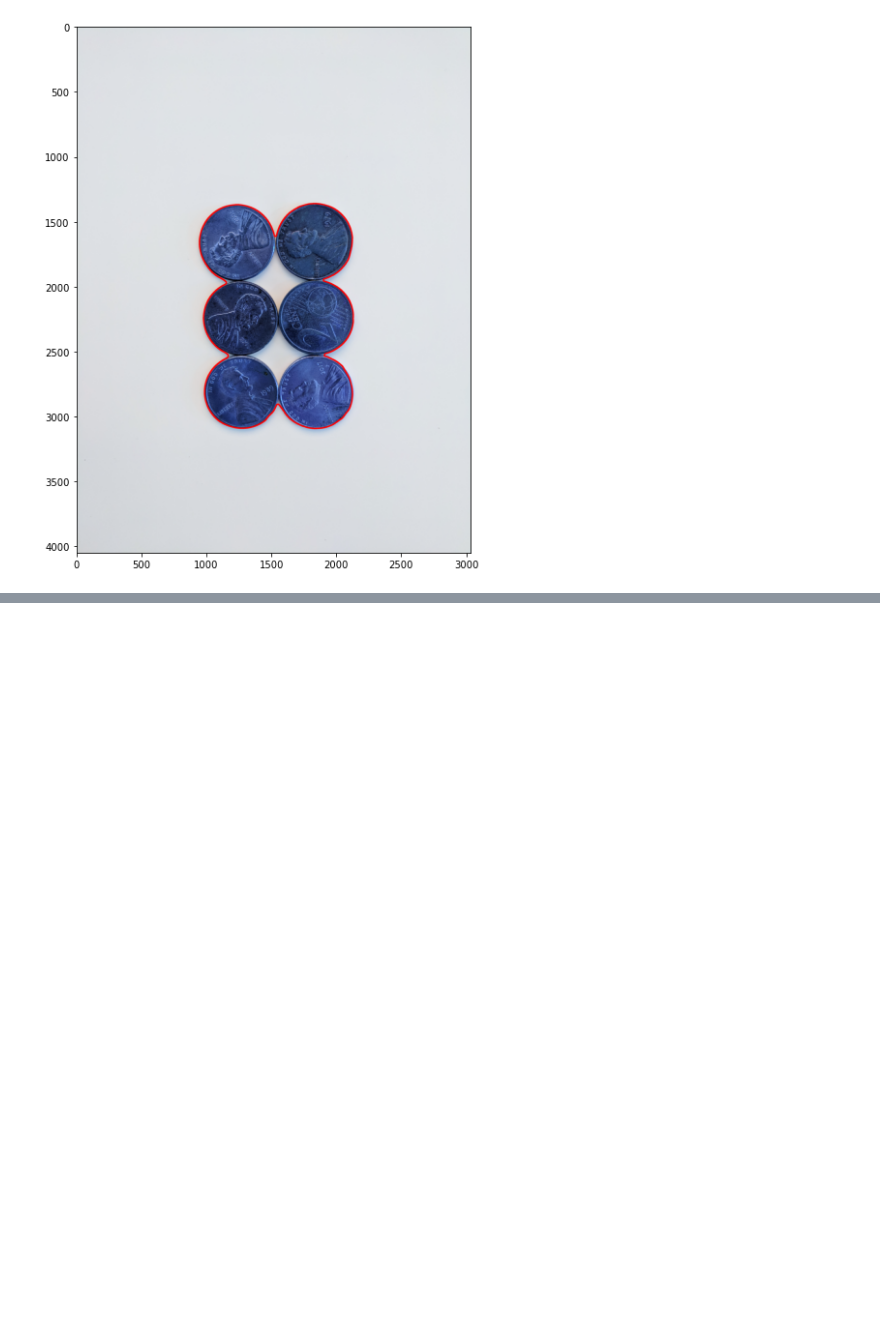
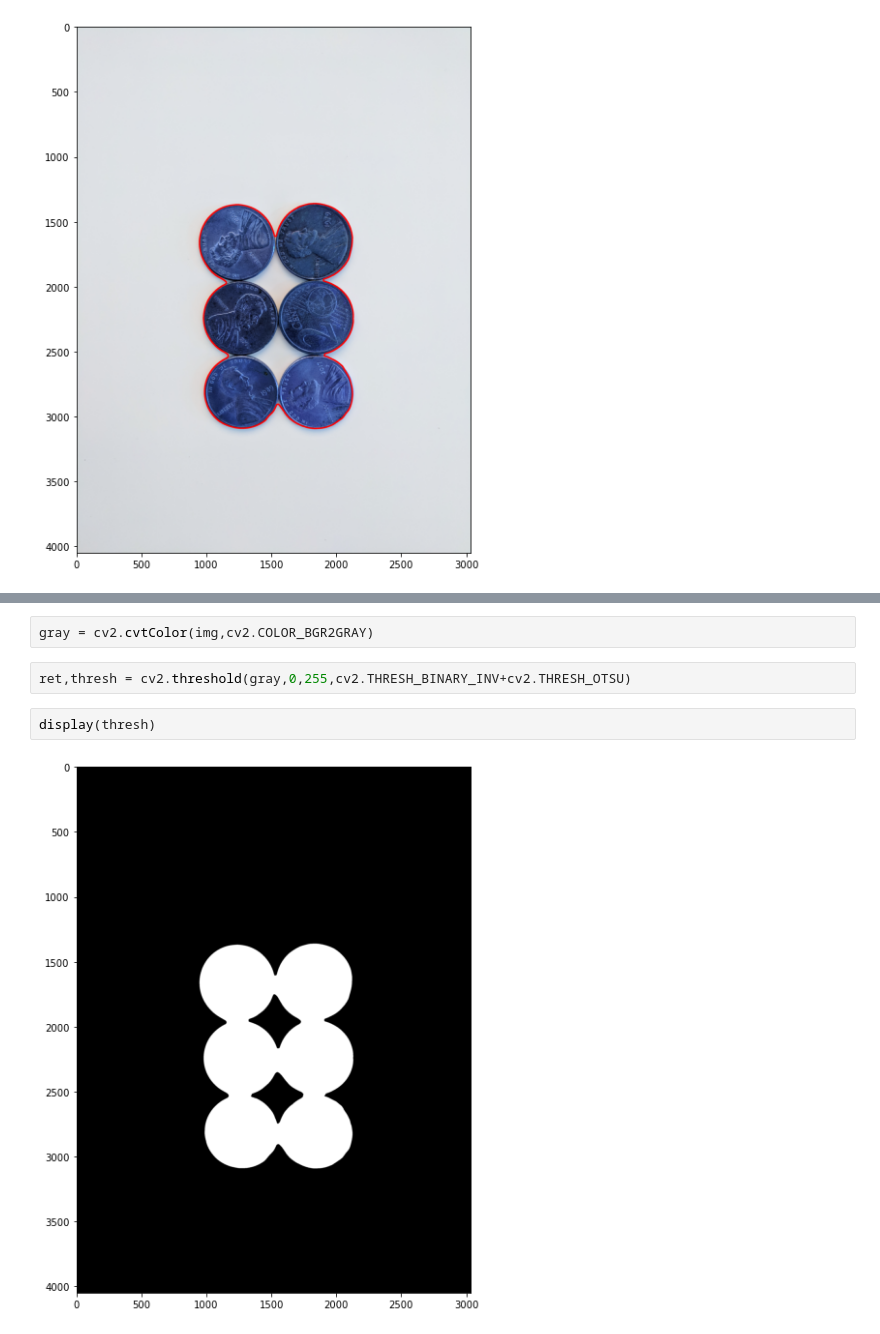
Before and after one commit to Zahed-Golabi/Computer-Vision, a Jupyter notebook: 5. Object Detection with Opencv/Watershed Algorithm.ipynb, the cells around one changed output, grey strips where cells are left out. Cells and saved outputs as stored; diff of their text form; blank space fills up the shorter version.

```diff
--- a/5. Object Detection with Opencv/Watershed Algorithm.ipynb
+++ b/5. Object Detection with Opencv/Watershed Algorithm.ipynb
@@ -62,0 +73,8 @@ display(sep_coins)
+# %%
+gray = cv2.cvtColor(img,cv2.COLOR_BGR2GRAY)
+# %%
+ret,thresh = cv2.threshold(gray,0,255,cv2.THRESH_BINARY_INV+cv2.THRESH_OTSU)
+# %%
+display(thresh)
+# %% [output]
+[figure, added]
```
Also changed, not shown: parts of 8 cells of this notebook.
